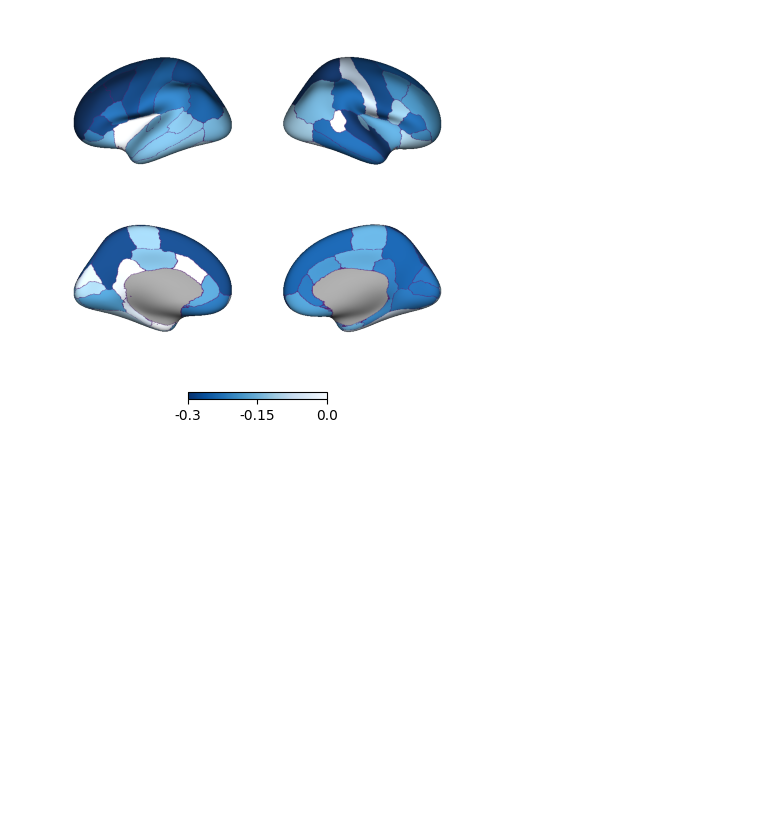
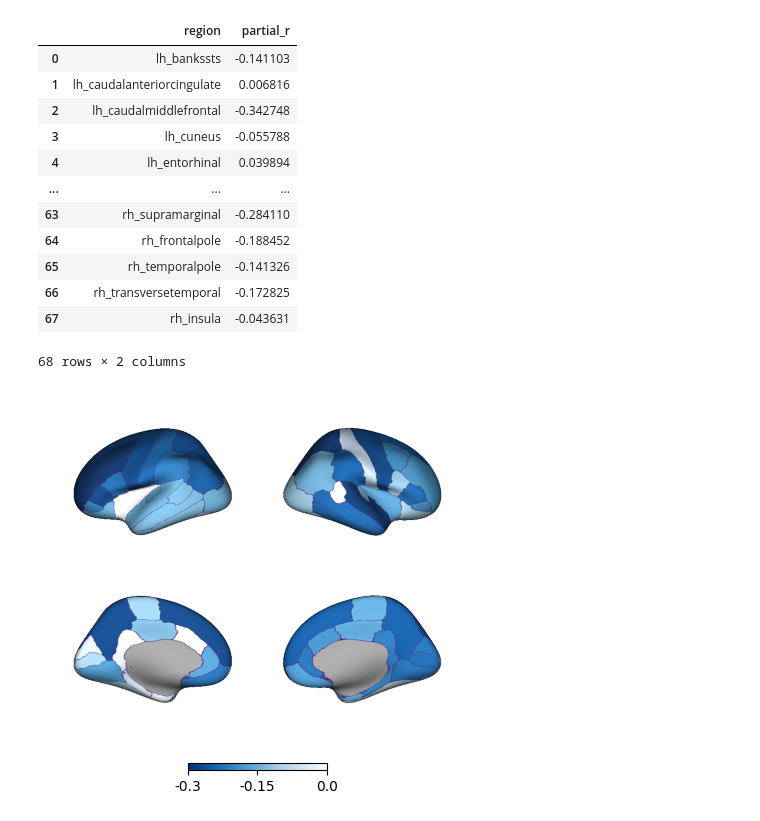
Before and after one commit to ltuominen/AP_brainorganization, a Jupyter notebook: code/compare_turku_enigma.ipynb, the cells around one changed output. Drawn from its saved outputs; the diff is of its cells as text; code cells hidden in the pictures; blank space fills up the shorter version.

```diff
--- a/code/compare_turku_enigma.ipynb
+++ b/code/compare_turku_enigma.ipynb
@@ -31,6 +31,22 @@ turku_data = turku_data.rename(columns={'region_sample': 'region', 'partial_r_sa
 enigma_data = pd.read_csv(os.path.join(base_path,'data','ENIGMA_S32_partial_correlation_between_cortical_thickness_and_chlorpromazine_equivalents.csv'))
 enigma_data = enigma_data[:-2]
 enigma_data['region'] = turku_data['region']
+# %%
+turku_data
+# %% [output]
+|  | region | partial_r |
+| 0 | lh_bankssts | -0.141103 |
+| 1 | lh_caudalanteriorcingulate | 0.006816 |
+| 2 | lh_caudalmiddlefrontal | -0.342748 |
+| 3 | lh_cuneus | -0.055788 |
+| 4 | lh_entorhinal | 0.039894 |
+| ... | ... | ... |
+| 63 | rh_supramarginal | -0.284110 |
+| 64 | rh_frontalpole | -0.188452 |
+| 65 | rh_temporalpole | -0.141326 |
+| 66 | rh_transversetemporal | -0.172825 |
+| 67 | rh_insula | -0.043631 |
+68 rows × 2 columns
 # %%
 def get_labels(annot):
     aparc = os.path.join(os.environ['SUBJECTS_DIR'], 'fsaverage', 'label', annot)
```
Also changed, not shown: 16 other files.
